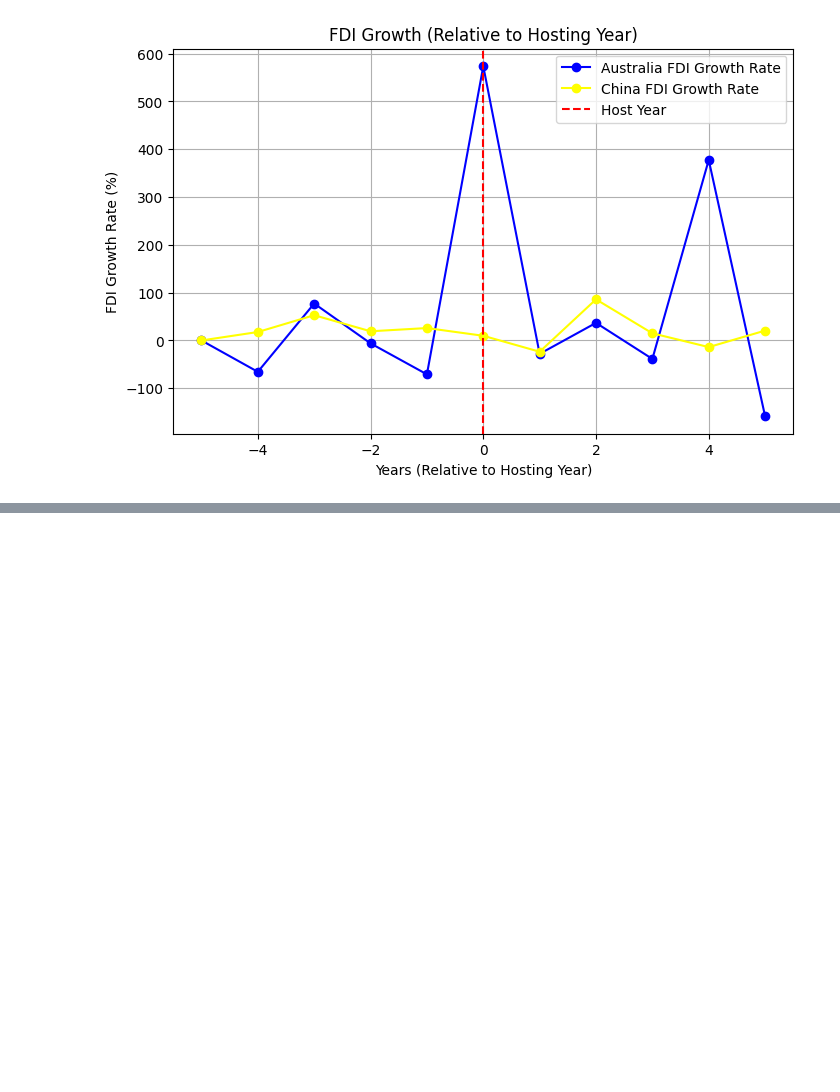
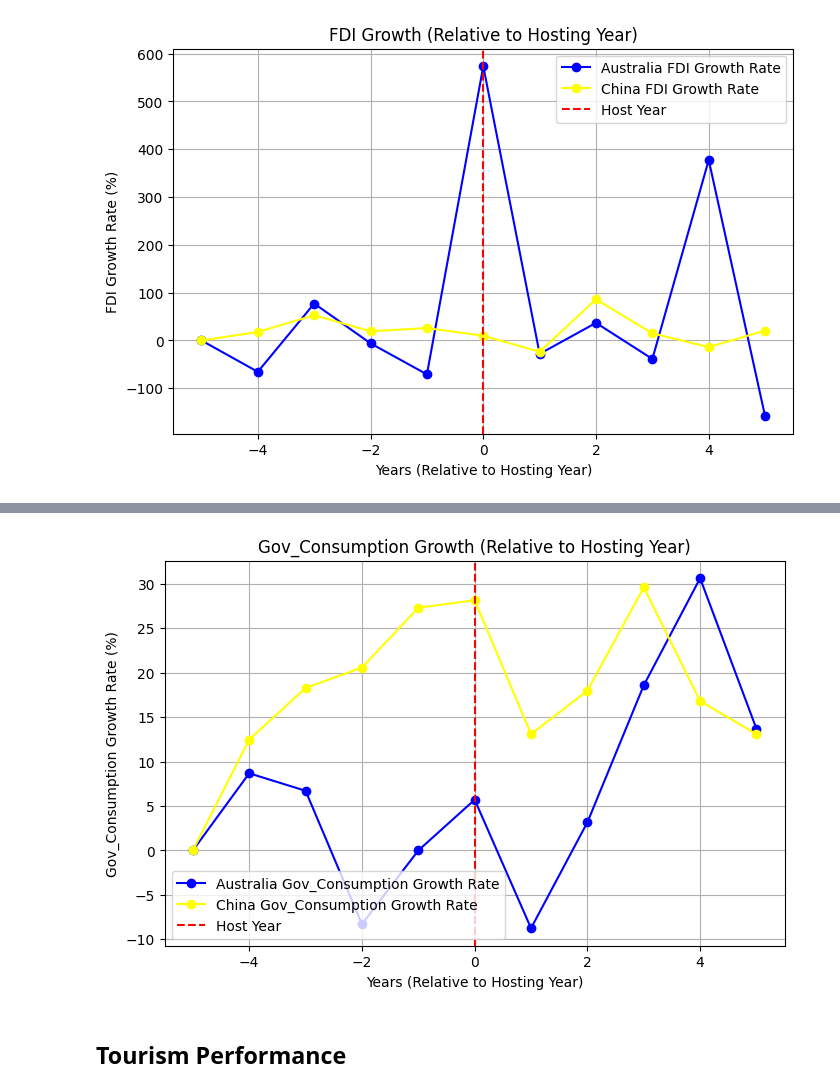
Before and after one commit to Ray-Gizzy/2024Fall_projects, a Jupyter notebook: Visualization.ipynb, the cells around one changed output, grey strips where cells are left out. Saved outputs shown, nothing was run; the diff lists cells and outputs as text; code cells hidden in the pictures; blank space fills up the shorter version.

```diff
--- a/Visualization.ipynb
+++ b/Visualization.ipynb
@@ -179,0 +259,11 @@ growth_rate_plot(
+# %%
+growth_rate_plot(
+    dfs=[cleaned_df1_gov_consume,cleaned_df2_gov_consume],
+    countries=['Australia', 'China'],
+    metric='Gov_Consumption',
+    colors=None
+)
+# %% [output]
+[figure, added]
+# %% [markdown]
+## Tourism Performance
```
Also changed, not shown: parts of 43 cells of this notebook.
